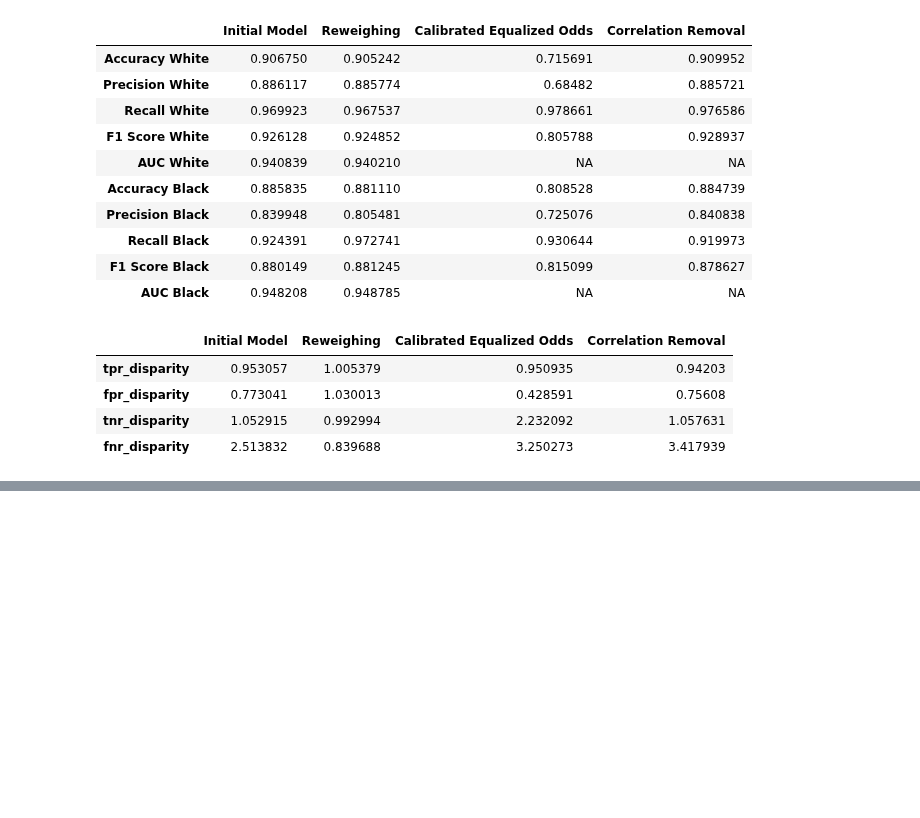
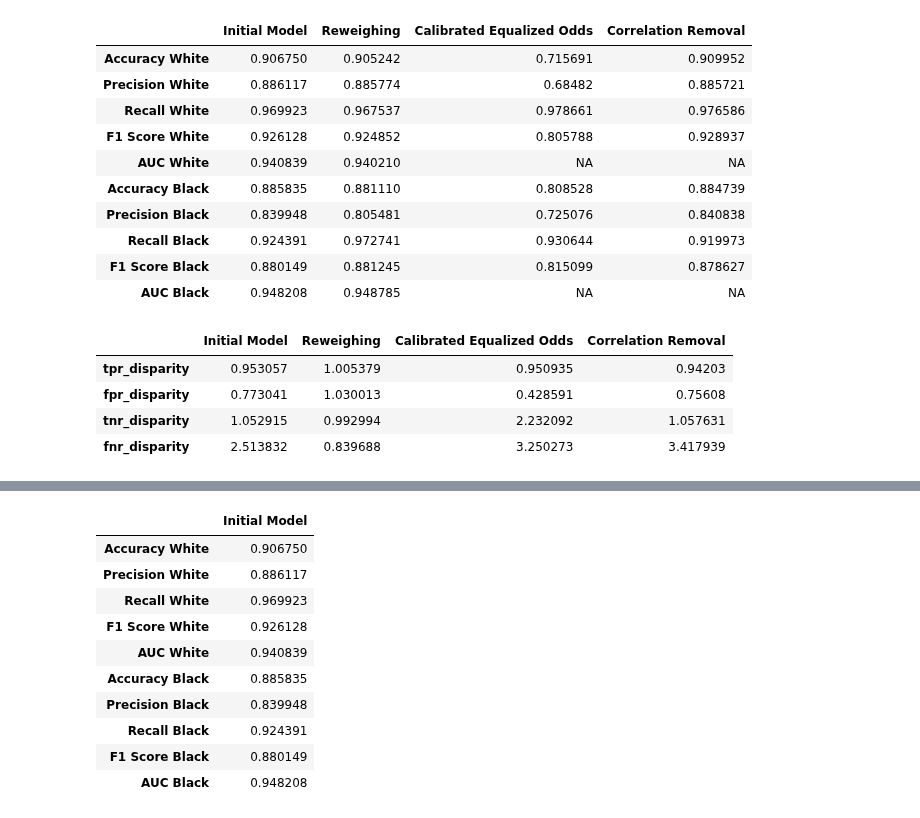
Before and after one commit to HaukeSchwarz/Thesis, a Jupyter notebook: notebooks/Aggregated_Result_Analysis.ipynb, the cells around one changed output, grey strips where cells are left out. Drawn from its saved outputs; the diff is of its cells as text; code cells hidden in the pictures; blank space fills up the shorter version.

Commit message:
creating separate result tables for initial model

```diff
--- a/notebooks/Aggregated_Result_Analysis.ipynb
+++ b/notebooks/Aggregated_Result_Analysis.ipynb
@@ -116,0 +127,15 @@ race_score_df_2
+# %%
+race_score_initial = pd.DataFrame(race_score_df["Initial Model"])
+race_score_initial
+# %% [output]
+|  | Initial Model |
+| Accuracy White | 0.906750 |
+| Precision White | 0.886117 |
+| Recall White | 0.969923 |
+| F1 Score White | 0.926128 |
+| AUC White | 0.940839 |
+| Accuracy Black | 0.885835 |
+| Precision Black | 0.839948 |
+| Recall Black | 0.924391 |
+| F1 Score Black | 0.880149 |
+| AUC Black | 0.948208 |
```
Also changed, not shown: parts of 2 cells of this notebook.
